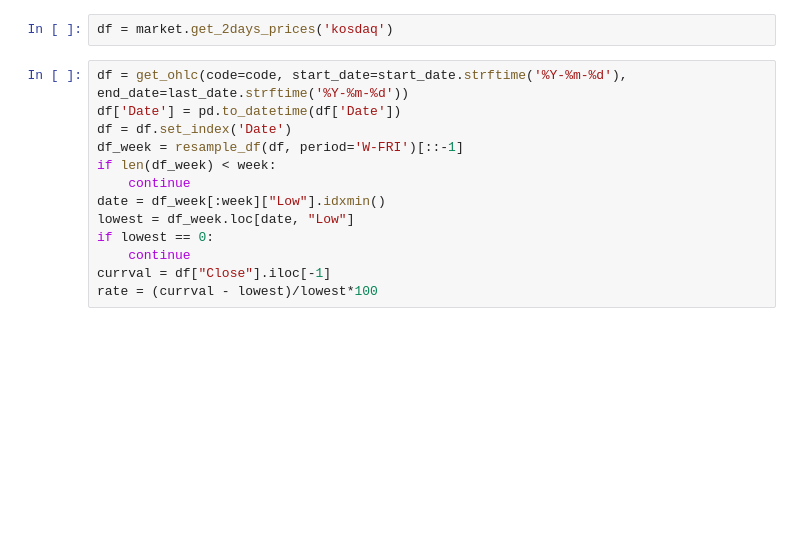
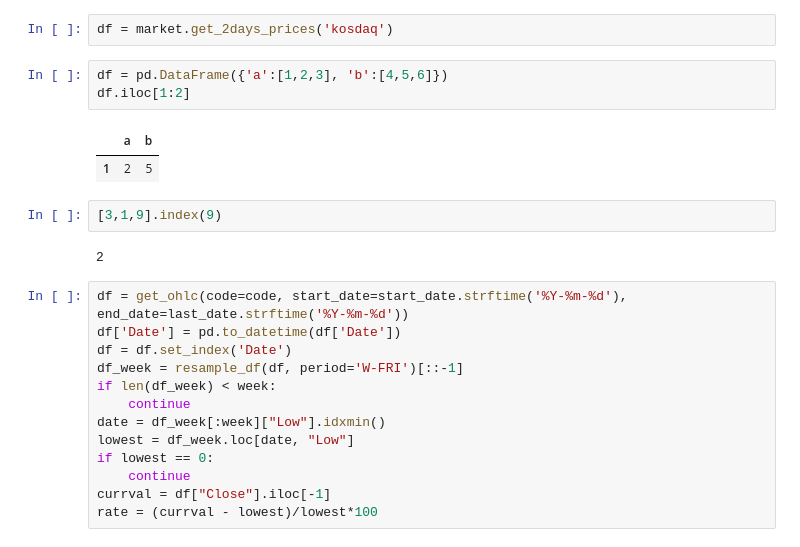
Before and after one commit to eisthf/market_analysis, a Jupyter notebook: test.ipynb, the cells around one changed output. Drawn from its saved outputs; the diff is of its cells as text; blank space fills up the shorter version.

```diff
--- a/test.ipynb
+++ b/test.ipynb
@@ -25,6 +25,16 @@ fdr.DataReader('000100', '2023')
 399 rows × 6 columns
 # %%
 df = market.get_2days_prices('kosdaq')
+# %%
+df = pd.DataFrame({'a':[1,2,3], 'b':[4,5,6]})
+df.iloc[1:2]
+# %% [output]
+|  | a | b |
+| 1 | 2 | 5 |
+# %%
+[3,1,9].index(9)
+# %% [output]
+2
 # %%
 df = get_ohlc(code=code, start_date=start_date.strftime('%Y-%m-%d'), end_date=last_date.strftime('%Y-%m-%d'))
 df['Date'] = pd.to_datetime(df['Date'])
```
Also changed, not shown: 1 other file.
